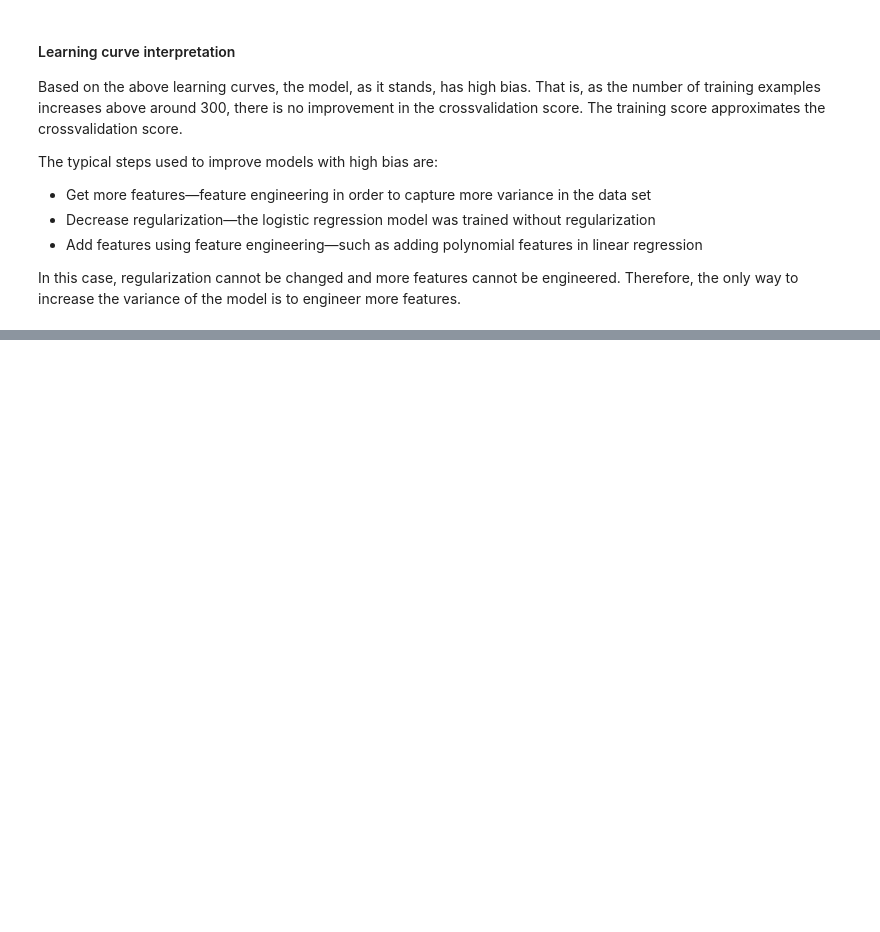
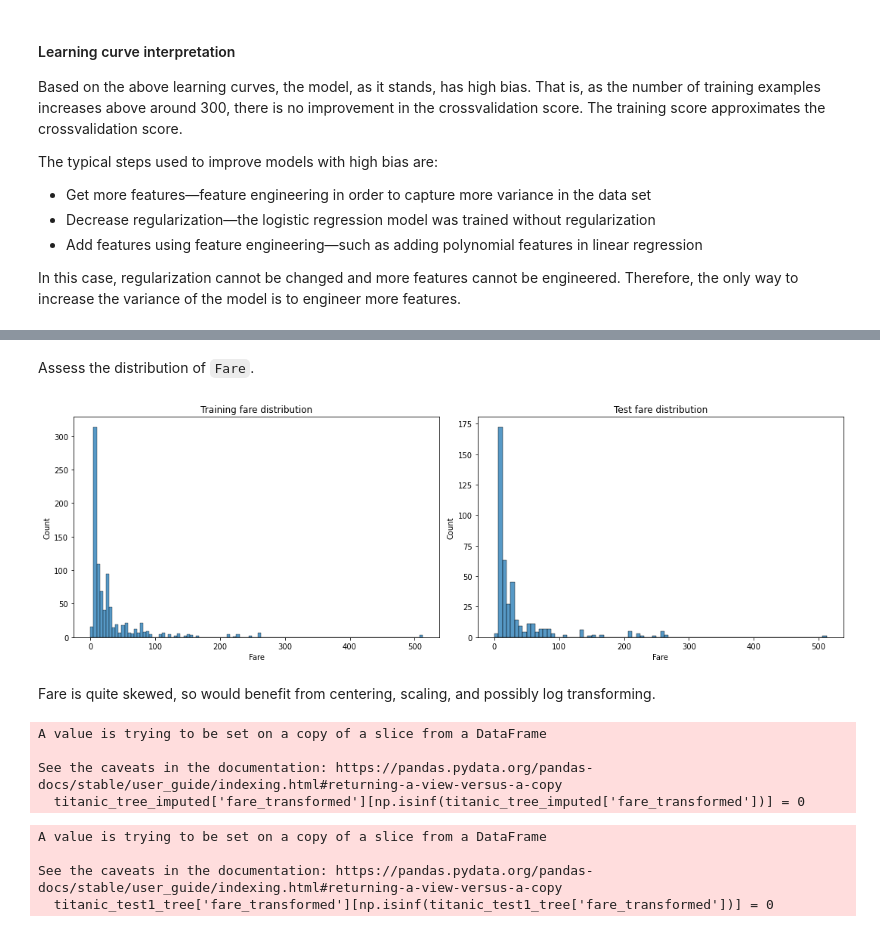
Before and after one commit to mazin-abdelghany/kaggle-learning, a Jupyter notebook: titanic/1_titanic.ipynb, the cells around one changed output, grey strips where cells are left out. Drawn from its saved outputs; the diff is of its cells as text; code cells hidden in the pictures; blank space fills up the shorter version.

Commit message:
Perform feature engineering and scaling

```diff
--- a/titanic/1_titanic.ipynb
+++ b/titanic/1_titanic.ipynb
@@ -840,0 +880,12 @@ To increase the variance of the model and hopefully improve the performace, new
+# %%
+def get_alone(SibSp_Parch):
+    if (SibSp_Parch[0] == 0) and (SibSp_Parch[1] == 0):
+        return 1
+    else:
+        return 0
+# %%
+# for the training data
+titanic_tree_imputed['isAlone'] = titanic_tree_imputed[['SibSp', 'Parch']].apply(get_alone, axis=1)
+
+# for the test data
+titanic_test1_tree['isAlone'] = titanic_test1_tree[['SibSp', 'Parch']].apply(get_alone, axis=1)
@@ -840,0 +904,16 @@ To increase the variance of the model and hopefully improve the performace, new
+# %% [markdown]
+Assess the distribution of `Fare`.
+# %%
+fig, axs = plt.subplots(1,2,figsize=(15,5))
+
+sns.histplot(ax = axs[0], data = titanic_tree_imputed, x='Fare')
+sns.histplot(ax = axs[1], data = titanic_test1_tree, x='Fare')
+
+axs[0].set_title('Training fare distribution')
+axs[1].set_title('Test fare distribution')
+
+plt.tight_layout()
+# %% [output]
+[figure, added]
+# %% [markdown]
+Fare is quite skewed, so would benefit from centering, scaling, and possibly log transforming.
@@ -840,0 +926,7 @@ To increase the variance of the model and hopefully improve the performace, new
+# %%
+titanic_tree_imputed['fare_transformed'][np.isinf(titanic_tree_imputed['fare_transformed'])] = 0
+# %% [output]
+A value is trying to be set on a copy of a slice from a DataFrame
+
+See the caveats in the documentation: https://pandas.pydata.org/pandas-docs/stable/user_guide/indexing.html#returning-a-view-versus-a-copy
+  titanic_tree_imputed['fare_transformed'][np.isinf(titanic_tree_imputed['fare_transformed'])] = 0
@@ -840,0 +935,7 @@ To increase the variance of the model and hopefully improve the performace, new
+# %%
+titanic_test1_tree['fare_transformed'][np.isinf(titanic_test1_tree['fare_transformed'])] = 0
+# %% [output]
+A value is trying to be set on a copy of a slice from a DataFrame
+
+See the caveats in the documentation: https://pandas.pydata.org/pandas-docs/stable/user_guide/indexing.html#returning-a-view-versus-a-copy
+  titanic_test1_tree['fare_transformed'][np.isinf(titanic_test1_tree['fare_transformed'])] = 0
```
Also changed, not shown: parts of 19 cells of this notebook.
